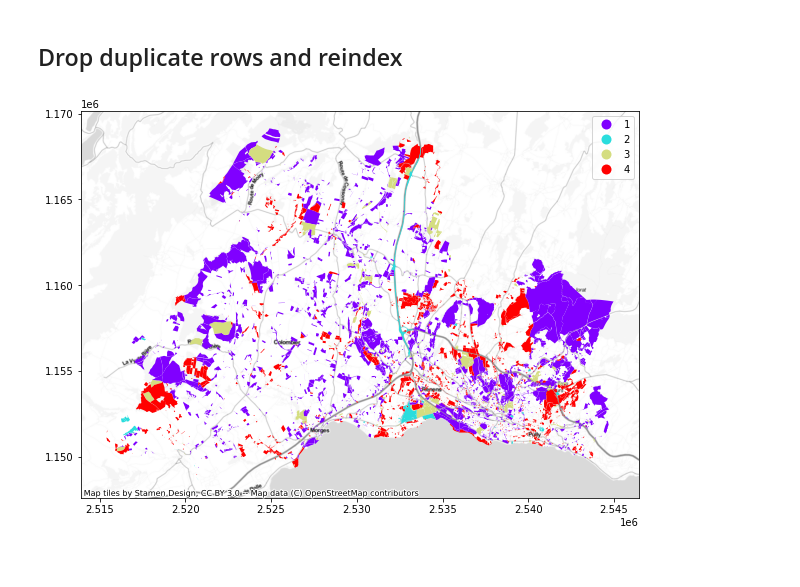
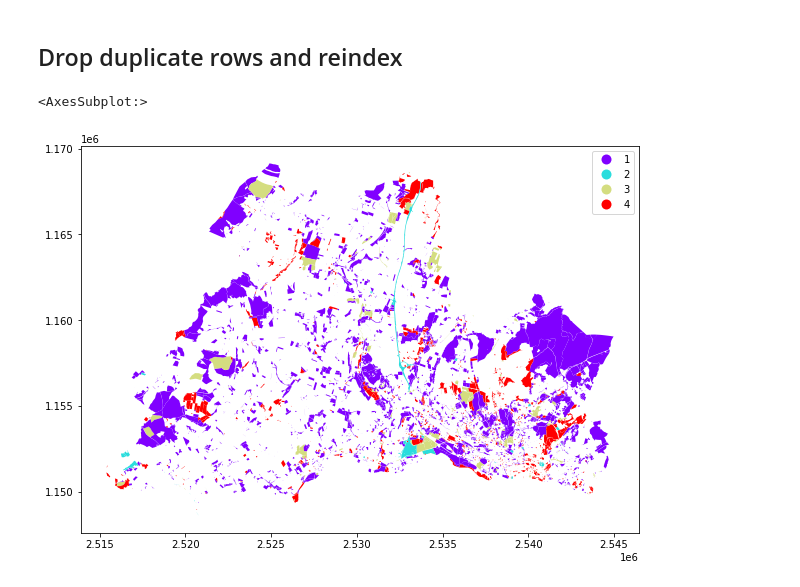
Before and after one commit to gowitz/goulet, a Jupyter notebook: notebook/goulet2.ipynb, the cells around one changed output. Drawn from its saved outputs; the diff is of its cells as text; code cells hidden in the pictures.

```diff
--- a/notebook/goulet2.ipynb
+++ b/notebook/goulet2.ipynb
@@ -63,12 +63,14 @@ communes_vd_data = pd.read_csv(file_communes_vd)
 # cleanup
 communes_vd_data = communes_vd_data.drop(['GEOMETRY'], axis=1)
 communes_vd_data = communes_vd_data[['ogc_fid', 'no_com_can', 'no_com_fed', 'nom_min', 'perimetre']]
+communes_vd_data = communes_vd_data.rename(columns={"nom_min": "nom_commune"})
 # %% [markdown]
 ## Add no commune Vaud ##
 # %%
 communes_no = communes_vd_data[['no_com_fed', 'no_com_can', ]]
 communes_no = communes_no.rename(columns={"no_com_fed": "no_commune"})
 parcelles_pot = pd.merge(parcelles_pot, communes_no, how='left', on='no_commune')
+parcelles_pot['nom_commune'] = parcelles_pot['nom_commune'].str.replace(' (VD)', '', regex=False)
 # %% [markdown]
 ## build IDEX2000 value ##
 # %%
@@ -122,8 +128,9 @@ parcelles_pot_geom = pd.merge(parcelles_pot_geom, parcelles_geom, how='left', on
 # %%
 import contextily as cx
 import matplotlib.pyplot as plt
 fig, ax = plt.subplots(figsize=(10,10))
 parcelles_pot_geom.plot(ax=ax, cmap='rainbow', column='code', legend=True)
-cx.add_basemap(ax=ax, crs=2056, source=cx.providers.Stamen.TonerLite)
+#cx.add_basemap(ax=ax, crs=2056, source=cx.providers.Stamen.TonerLite)
 # %% [output]
+<AxesSubplot:>
-[figure, old version]
+[figure, new version]
```
Also changed, not shown: parts of 8 cells of this notebook.
